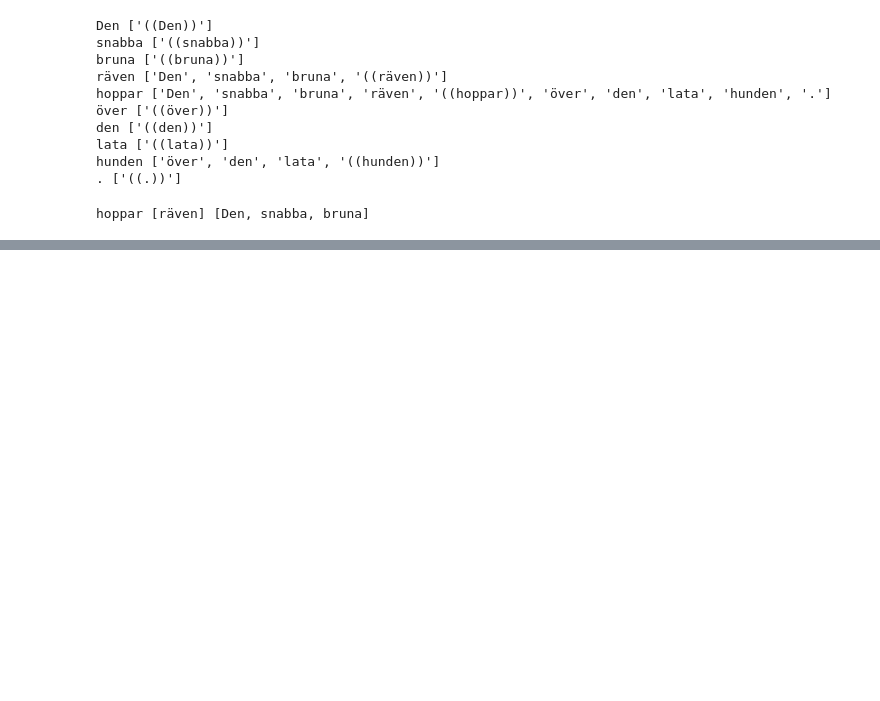
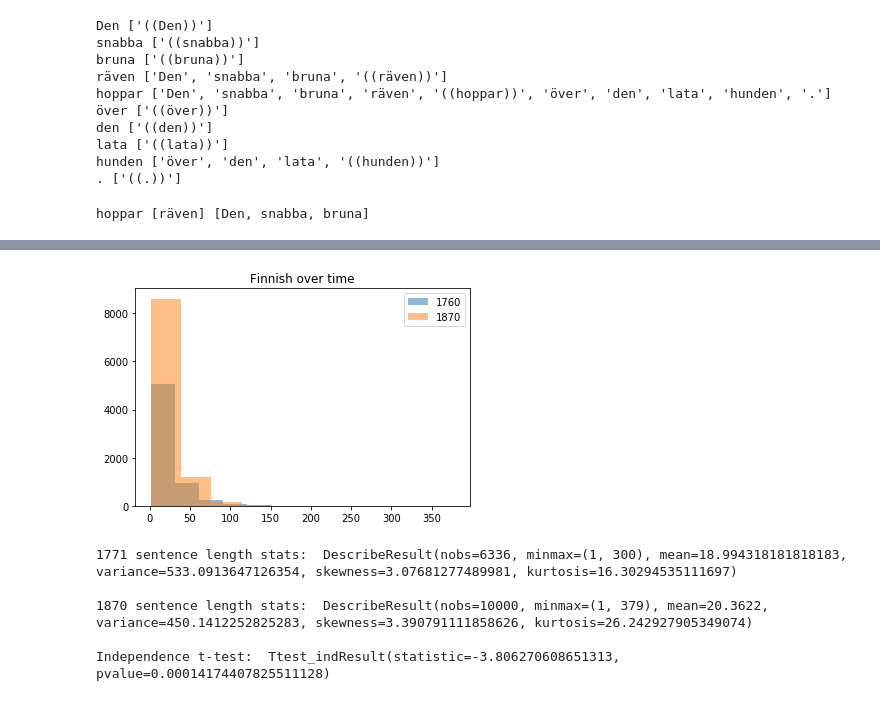
Before and after one commit to linnealovespie/scandinavian-languages, a Jupyter notebook: Dependencies.ipynb, the cells around one changed output, grey strips where cells are left out. Cells and saved outputs as stored; diff of their text form; code cells hidden in the pictures; blank space fills up the shorter version.

```diff
--- a/Dependencies.ipynb
+++ b/Dependencies.ipynb
@@ -87,0 +210,24 @@ Right tokens:  [None, .] of token hoppar
+# %%
+# Look at evoluion across Finnish
+file_path = os.path.join("/share/magpie/datasets/Swedish", "klk-sv-1771-1879-vrt", "klk-sv-1782.vrt")
+lengthsFinOld = traverseFin(file_path, sentenceLength)
+
+file_path = os.path.join("/share/magpie/datasets/Swedish", "klk-sv-1771-1879-vrt", "klk-sv-1870.vrt")
+lengthsFinNew = traverseFin(file_path, sentenceLength)
+
+plt.hist(lengthsFinOld, alpha=0.5, label="1760")
+plt.hist(lengthsFinNew, alpha=0.5, label="1870")
+plt.legend()
+plt.title("Finnish over time")
+plt.show()
+
+print("1771 sentence length stats: ", scipy.stats.describe(lengthsFinOld))
+print("\n1870 sentence length stats: ", scipy.stats.describe(lengthsFinNew))
+print("\nIndependence t-test: ", scipy.stats.ttest_ind(lengthsFinOld, lengthsFinNew, equal_var=False))
+# %% [output]
+[figure, added]
+1771 sentence length stats:  DescribeResult(nobs=6336, minmax=(1, 300), mean=18.994318181818183, variance=533.0913647126354, skewness=3.07681277489981, kurtosis=16.30294535111697)
+
+1870 sentence length stats:  DescribeResult(nobs=10000, minmax=(1, 379), mean=20.3622, variance=450.1412252825283, skewness=3.390791111858626, kurtosis=26.242927905349074)
+
+Independence t-test:  Ttest_indResult(statistic=-3.806270608651313, pvalue=0.00014174407825511128)
```
Also changed, not shown: parts of 11 cells of this notebook, 1 other file.
